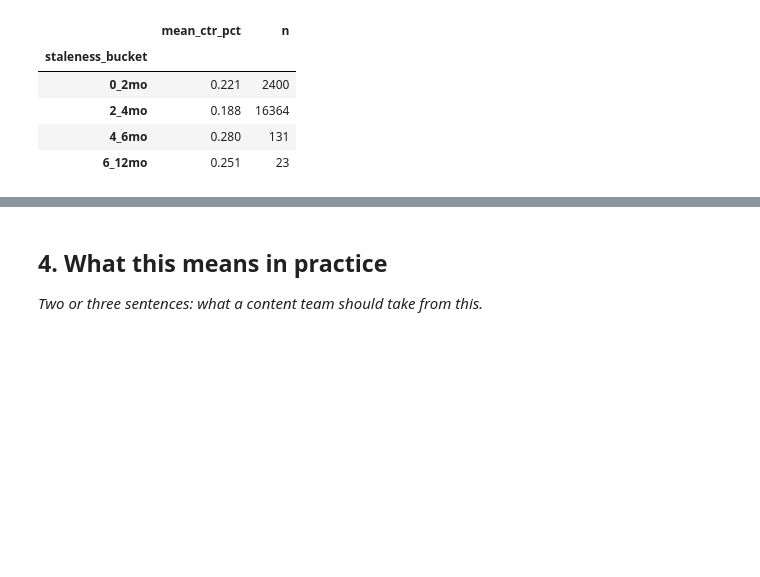
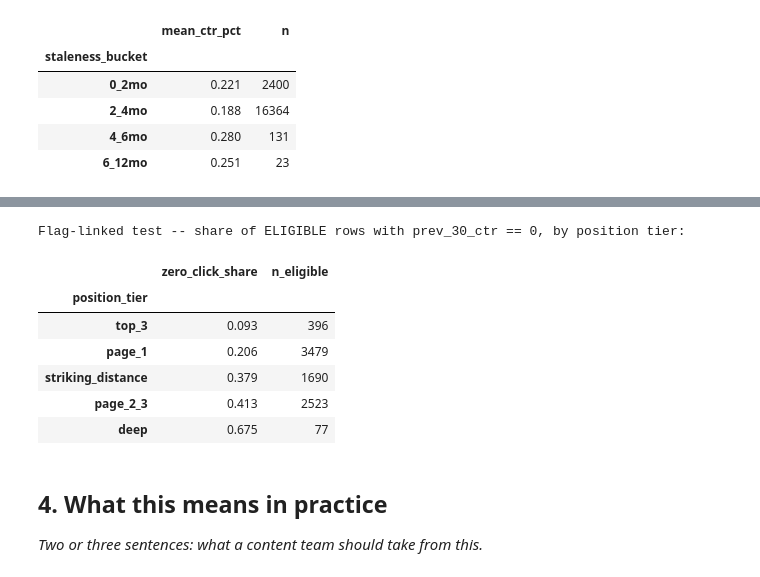
Before and after one commit to vahagngrigoryan2006/flyrank-internship-ml, a Jupyter notebook: work/notebooks/w04_signal_audit.ipynb, the cells around one changed output, grey strips where cells are left out. Saved outputs shown, nothing was run; the diff lists cells and outputs as text; code cells hidden in the pictures; blank space fills up the shorter version.

```diff
--- a/work/notebooks/w04_signal_audit.ipynb
+++ b/work/notebooks/w04_signal_audit.ipynb
@@ -218,6 +223,28 @@ Test 3 -- share declining by staleness bucket (deck's exact bucket shape, real d
 # %%
 # This cell is for CODE (numbers, a query, a check).
 # Write your text answer in the cell ABOVE this one — typing sentences here breaks Run All.
+
+enough_impressions = df["prev_30_impressions"] >= 500
+not_brand_new       = df["content_age_days_at_decision"] >= 90
+not_in_cooldown      = df["days_since_last_update_at_decision"] >= 60
+eligible = enough_impressions & not_brand_new & not_in_cooldown
+
+df_eligible = df[eligible].copy()
+df_eligible["zero_click"] = (df_eligible["prev_30_ctr"] == 0)
+
+flag_test_table = df_eligible.groupby("position_tier", observed=True)["zero_click"].agg(["mean", "count"]).round(3)
+flag_test_table.columns = ["zero_click_share", "n_eligible"]
+print("Flag-linked test -- share of ELIGIBLE rows with prev_30_ctr == 0, by position tier:")
+flag_test_table
+# %% [output]
+Flag-linked test -- share of ELIGIBLE rows with prev_30_ctr == 0, by position tier:
+|  | zero_click_share | n_eligible |
+| position_tier |  |  |
+| top_3 | 0.093 | 396 |
+| page_1 | 0.206 | 3479 |
+| striking_distance | 0.379 | 1690 |
+| page_2_3 | 0.413 | 2523 |
+| deep | 0.675 | 77 |
 # %% [markdown]
 ## 4. What this means in practice
 
```
Also changed, not shown: parts of 2 cells of this notebook.
